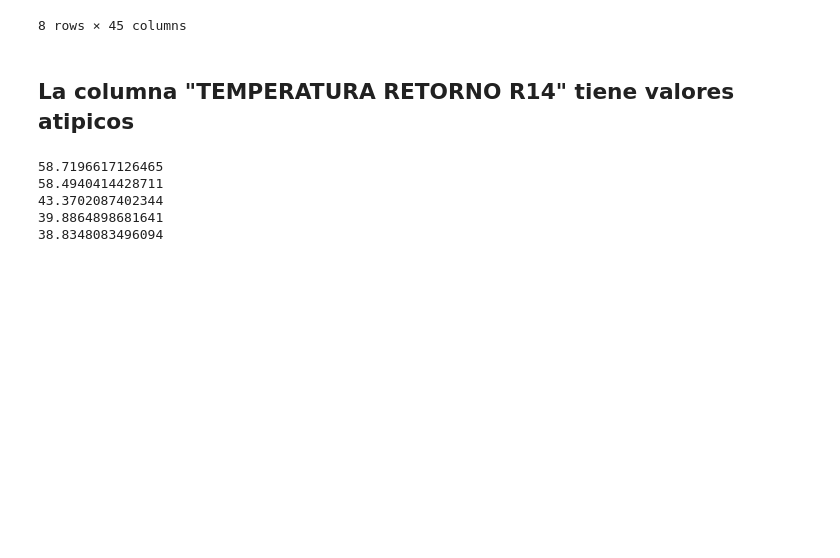
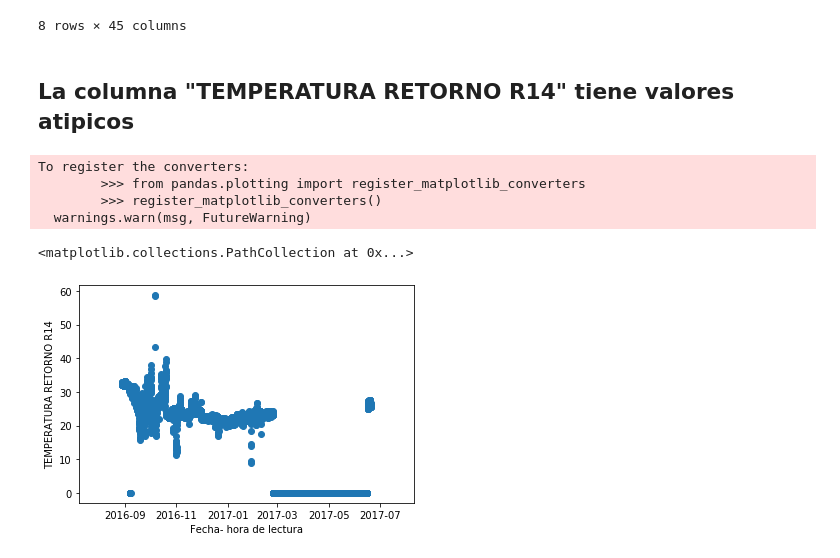
Before and after one commit to douglasag17/ML-SmartBuildings, a Jupyter notebook: PreparacionDeLosDatos/tem.ipynb, the cells around one changed output. Saved outputs shown, nothing was run; the diff lists cells and outputs as text; code cells hidden in the pictures; blank space fills up the shorter version.

```diff
--- a/PreparacionDeLosDatos/tem.ipynb
+++ b/PreparacionDeLosDatos/tem.ipynb
@@ -85,15 +85,21 @@ data.describe()
 8 rows × 45 columns
 # %% [markdown]
 ## La columna "TEMPERATURA RETORNO R14" tiene valores atipicos
-# %%
-arr = data['TEMPERATURA RETORNO R14'].to_numpy()
-arr = np.sort(arr)[::-1]
-
-for i in range(5):
-    print(arr[i])
-# %% [output]
-58.7196617126465
-58.4940414428711
-43.3702087402344
-39.8864898681641
-38.8348083496094
+# %%
+ejeX = data["Fecha- hora de lectura"]
+ejeX = ejeX.to_numpy()
+ejeY = data["TEMPERATURA RETORNO R14"]
+ejeY = ejeY.to_numpy()
+# %%
+x = ejeX
+y = ejeY
+plt.xlabel("Fecha- hora de lectura")
+plt.ylabel("TEMPERATURA RETORNO R14")
+plt.scatter(x, y)
+# %% [output]
+To register the converters:
+        >>> from pandas.plotting import register_matplotlib_converters
+        >>> register_matplotlib_converters()
+  warnings.warn(msg, FutureWarning)
+<matplotlib.collections.PathCollection at 0x...>
+[figure, added]
```
Also changed, not shown: parts of 1 cell of this notebook.
